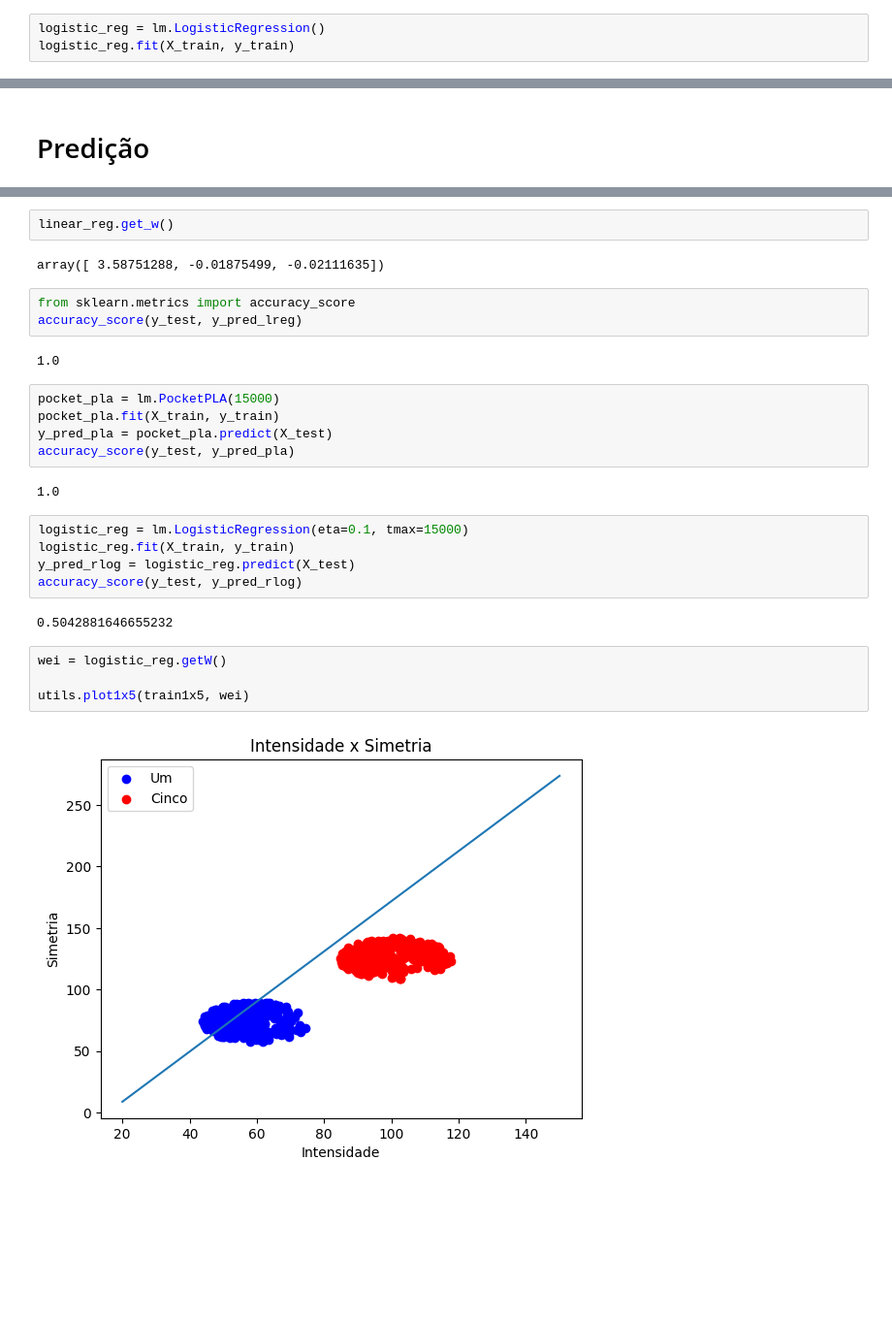
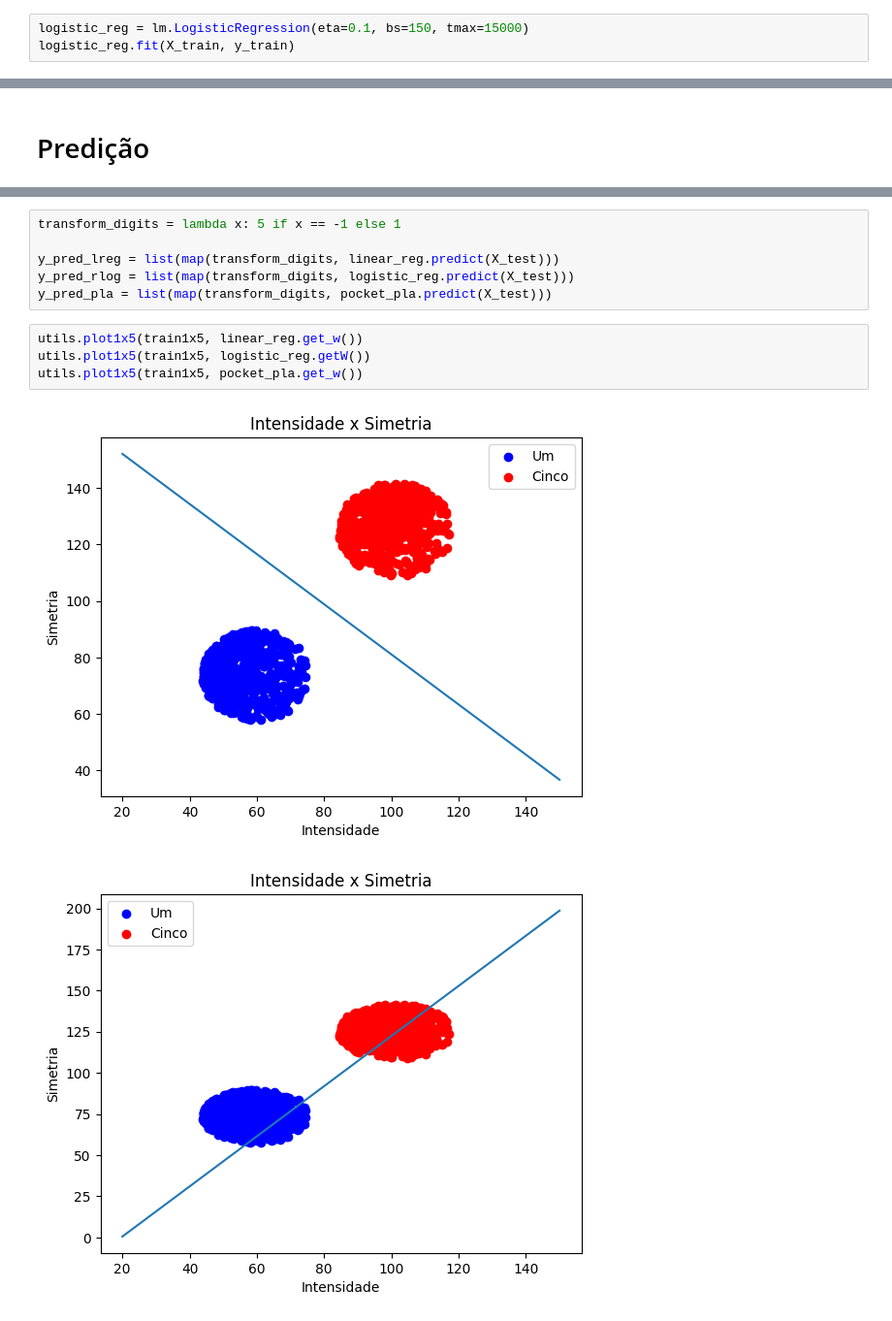
Before and after one commit to luiz826/digits_classification, a Jupyter notebook: Classificação dos dígitos 1 x 5.ipynb, the cells around one changed output, grey strips where cells are left out. Shown at 97% size. Drawn from its saved outputs; the diff is of its cells as text; blank space fills up the shorter version.

```diff
--- a/Classificação dos dígitos 1 x 5.ipynb
+++ b/Classificação dos dígitos 1 x 5.ipynb
@@ -33,7 +41,7 @@ X_test = np.c_[np.ones(X_test.shape[0]), X_test]
 linear_reg = lm.LinearRegression()
 linear_reg.fit(X_train, y_train)
 # %%
-logistic_reg = lm.LogisticRegression()
+logistic_reg = lm.LogisticRegression(eta=0.1, bs=150, tmax=15000)
 logistic_reg.fit(X_train, y_train)
 # %%
 pocket_pla = lm.PocketPLA(15000)
@@ -53,29 +51,13 @@ array([12.81045651, -6.7777613 ,  5.68003927])
-# %%
-linear_reg.get_w()
-# %% [output]
-array([ 3.58751288, -0.01875499, -0.02111635])
-# %%
-from sklearn.metrics import accuracy_score
-accuracy_score(y_test, y_pred_lreg)
-# %% [output]
-1.0
-# %%
-pocket_pla = lm.PocketPLA(15000)
-pocket_pla.fit(X_train, y_train)
-y_pred_pla = pocket_pla.predict(X_test)
-accuracy_score(y_test, y_pred_pla)
-# %% [output]
-1.0
-# %%
-logistic_reg = lm.LogisticRegression(eta=0.1, tmax=15000)
-logistic_reg.fit(X_train, y_train)
-y_pred_rlog = logistic_reg.predict(X_test)
-accuracy_score(y_test, y_pred_rlog)
-# %% [output]
-0.5042881646655232
+# %%
+transform_digits = lambda x: 5 if x == -1 else 1
+
+y_pred_lreg = list(map(transform_digits, linear_reg.predict(X_test)))
+y_pred_rlog = list(map(transform_digits, logistic_reg.predict(X_test)))
+y_pred_pla = list(map(transform_digits, pocket_pla.predict(X_test)))
 # %%
-wei = logistic_reg.getW()
-
-utils.plot1x5(train1x5, wei)
+utils.plot1x5(train1x5, linear_reg.get_w())
+utils.plot1x5(train1x5, logistic_reg.getW())
+utils.plot1x5(train1x5, pocket_pla.get_w())
 # %% [output]
-[figure, old version]
+[figure, new version]
+[figure, added]
```
Also changed, not shown: parts of 17 cells of this notebook, 2 other files.
